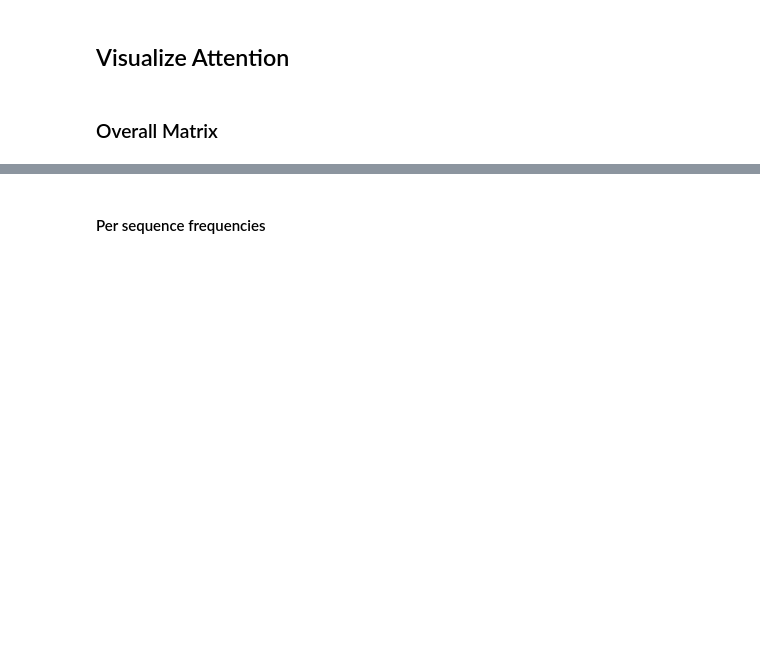
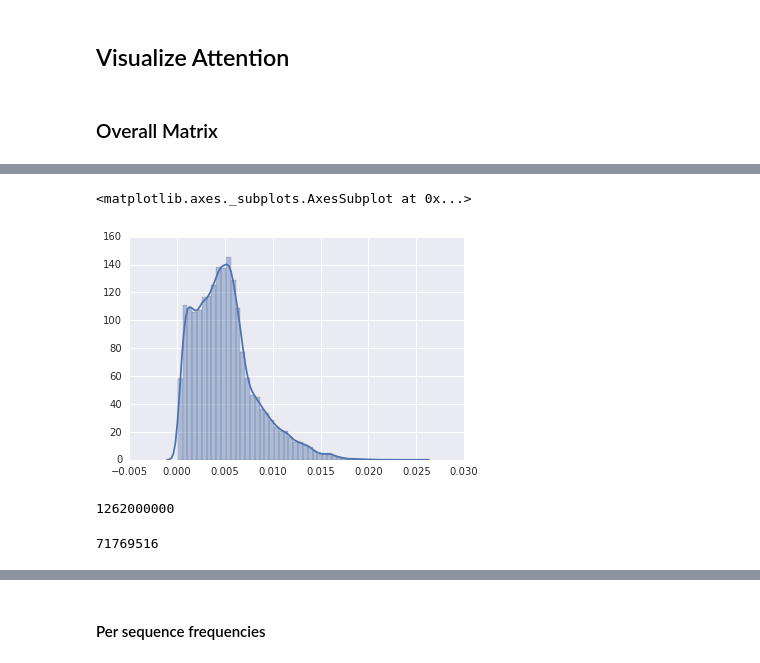
Before and after one commit to jenhantao/genomic_grammar, a Jupyter notebook: Attention Only Classification Analysis.ipynb, the cells around one changed output, grey strips where cells are left out. Drawn from its saved outputs; the diff is of its cells as text; code cells hidden in the pictures; blank space fills up the shorter version.

```diff
--- a/Attention Only Classification Analysis.ipynb
+++ b/Attention Only Classification Analysis.ipynb
@@ -598,0 +645,13 @@ for ps in ['c57bl6_kla-1h_peaks.fasta', 'c57bl6_veh_peaks.fasta', 'c57bl6_il4-24
+# %%
+sns.distplot(attention[0].flatten())
+# %% [output]
+<matplotlib.axes._subplots.AxesSubplot at 0x...>
+[figure, added]
+# %%
+len(treatment_attention.flatten())
+# %% [output]
+1262000000
+# %%
+np.sum(treatment_attention.flatten() > 0.01)
+# %% [output]
+71769516
```
Also changed, not shown: parts of 26 cells of this notebook.
